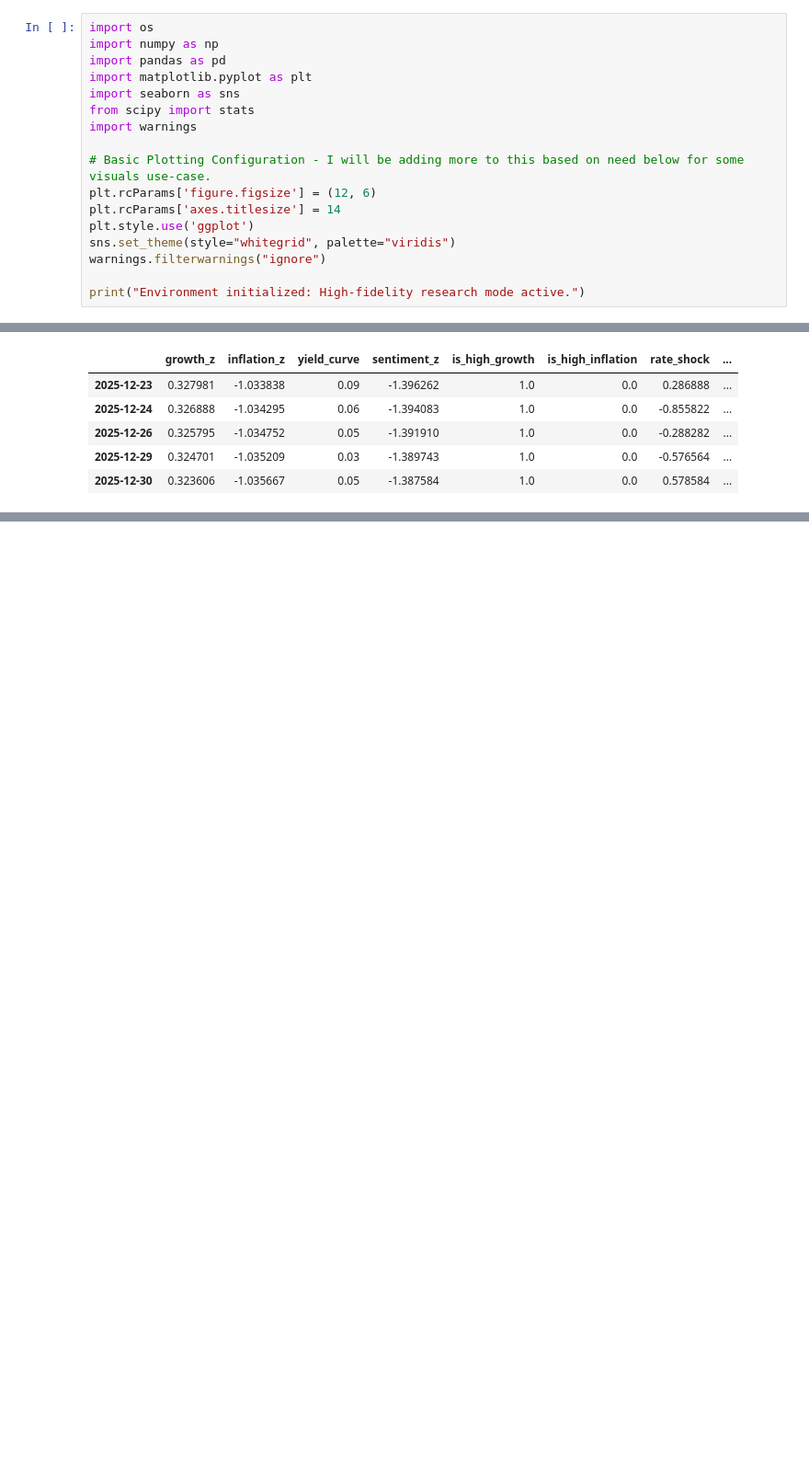
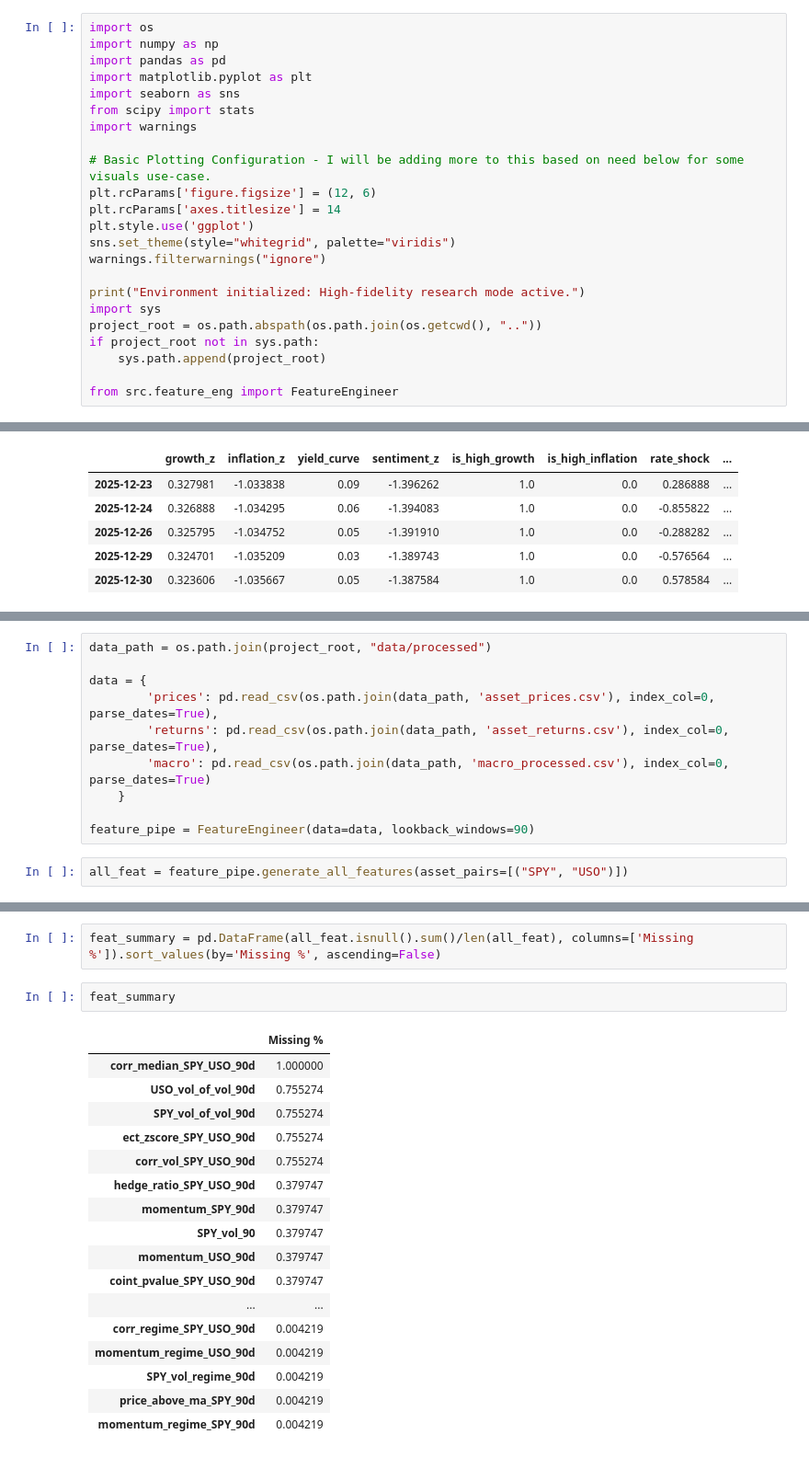
Before and after one commit to jamesolayinka/macro-financial-linkages-regime-switching-analysis, a Jupyter notebook: notebooks/data_exploration.ipynb, the cells around one changed output, grey strips where cells are left out. Shown at 92% size. Drawn from its saved outputs; the diff is of its cells as text; blank space fills up the shorter version.

```diff
--- a/notebooks/data_exploration.ipynb
+++ b/notebooks/data_exploration.ipynb
@@ -28,6 +28,12 @@ sns.set_theme(style="whitegrid", palette="viridis")
 warnings.filterwarnings("ignore")
 
 print("Environment initialized: High-fidelity research mode active.")
+import sys
+project_root = os.path.abspath(os.path.join(os.getcwd(), ".."))
+if project_root not in sys.path:
+    sys.path.append(project_root)
+
+from src.feature_eng import FeatureEngineer
 # %% [output]
 Environment initialized: High-fidelity research mode active.
 # %% [markdown]
@@ -255,0 +264,12 @@ Success: 4966 samples exported to ../data/processed/integrated_features.csv
+# %%
+data_path = os.path.join(project_root, "data/processed")
+
+data = {
+        'prices': pd.read_csv(os.path.join(data_path, 'asset_prices.csv'), index_col=0, parse_dates=True),
+        'returns': pd.read_csv(os.path.join(data_path, 'asset_returns.csv'), index_col=0, parse_dates=True),
+        'macro': pd.read_csv(os.path.join(data_path, 'macro_processed.csv'), index_col=0, parse_dates=True)
+    }
+
+feature_pipe = FeatureEngineer(data=data, lookback_windows=90)
+# %%
+all_feat = feature_pipe.generate_all_features(asset_pairs=[("SPY", "USO")])
@@ -255,0 +294,22 @@ Success: 4966 samples exported to ../data/processed/integrated_features.csv
+# %%
+feat_summary = pd.DataFrame(all_feat.isnull().sum()/len(all_feat), columns=['Missing %']).sort_values(by='Missing %', ascending=False)
+# %%
+feat_summary
+# %% [output]
+|  | Missing % |
+| corr_median_SPY_USO_90d | 1.000000 |
+| USO_vol_of_vol_90d | 0.755274 |
+| SPY_vol_of_vol_90d | 0.755274 |
+| ect_zscore_SPY_USO_90d | 0.755274 |
+| corr_vol_SPY_USO_90d | 0.755274 |
+| hedge_ratio_SPY_USO_90d | 0.379747 |
+| momentum_SPY_90d | 0.379747 |
+| SPY_vol_90 | 0.379747 |
+| momentum_USO_90d | 0.379747 |
+| coint_pvalue_SPY_USO_90d | 0.379747 |
+| ... | ... |
+| corr_regime_SPY_USO_90d | 0.004219 |
+| momentum_regime_USO_90d | 0.004219 |
+| SPY_vol_regime_90d | 0.004219 |
+| price_above_ma_SPY_90d | 0.004219 |
+| momentum_regime_SPY_90d | 0.004219 |
```
Also changed, not shown: parts of 3 cells of this notebook, 2 other files.
